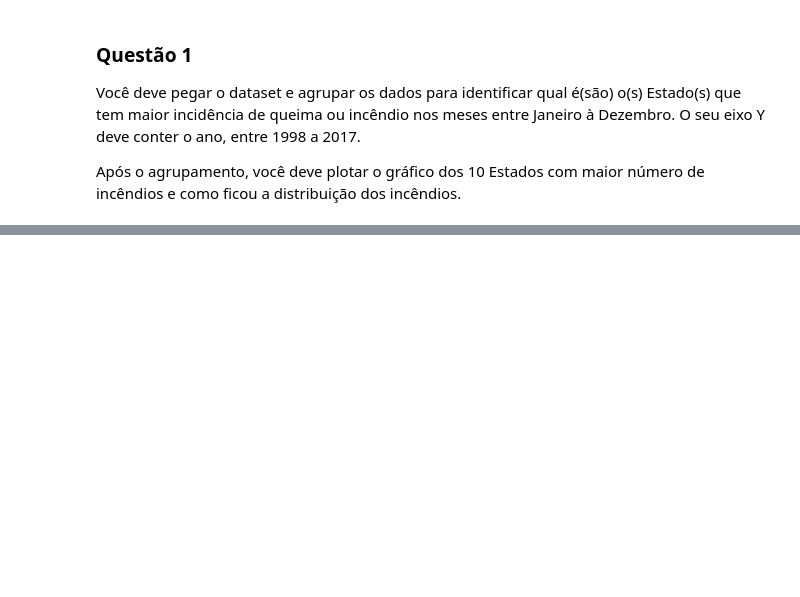
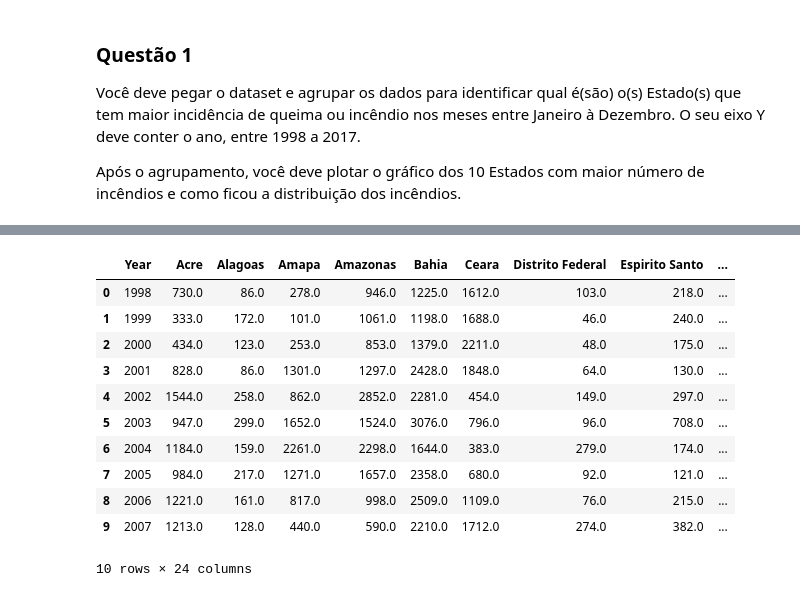
Before and after one commit to paulovpcotta/trabalho2-esta-inf-python, a Jupyter notebook: Trabalho 2 - Análise de Dados e Inferência Estatística com Python.ipynb, the cells around one changed output, grey strips where cells are left out. Saved outputs shown, nothing was run; the diff lists cells and outputs as text; code cells hidden in the pictures; blank space fills up the shorter version.

```diff
--- a/Trabalho 2 - Análise de Dados e Inferência Estatística com Python.ipynb
+++ b/Trabalho 2 - Análise de Dados e Inferência Estatística com Python.ipynb
@@ -50,0 +115,5 @@ Após o agrupamento, você deve plotar o gráfico dos 10 Estados com maior núme
+# %%
+florestas.drop(columns=['date', 'year'], axis=1, inplace=True)
+florestas=florestas[['state','number','month','Year']]
+florestas.rename(columns={'state': 'State', 'number': 'Fire_Number', 'month': 'Month'}, inplace=True)
+florestas.head()
@@ -50,0 +155,26 @@ Após o agrupamento, você deve plotar o gráfico dos 10 Estados com maior núme
+# %%
+states=list(florestas.State.unique())
+# Criando as listas para agrupar e criar os meses
+acre_list=[]
+alagoas_list=[]
+amapa_list=[]
+amazonas_list=[]
+bahia_list=[]
+ceara_list=[]
+distrito_list=[]
+espirito_list=[]
+goias_list=[]
+maranhao_list=[]
+mato_list=[]
+minas_list=[]
+para_list=[]
+paraiba_list=[]
+perna_list=[]
+piau_list=[]
+rio_list=[]
+rondonia_list=[]
+roraima_list=[]
+santa_list=[]
+sao_list=[]
+sergipe_list=[]
+tocantins_list=[]
@@ -50,0 +256,27 @@ Após o agrupamento, você deve plotar o gráfico dos 10 Estados com maior núme
+# %%
+# Segunda plotagem
+time_plot_2_df=pd.DataFrame(list(zip(years, acre_list, alagoas_list, amapa_list, amazonas_list,
+                                     bahia_list, ceara_list, distrito_list, espirito_list,
+                                     goias_list, maranhao_list, mato_list, minas_list, para_list,
+                                     paraiba_list, perna_list, piau_list, rio_list, rondonia_list,
+                                     roraima_list, santa_list, sao_list, sergipe_list, tocantins_list)),
+                            columns =['Year', 'Acre', 'Alagoas', 'Amapa', 'Amazonas', 'Bahia', 'Ceara',
+                                      'Distrito Federal', 'Espirito Santo', 'Goias', 'Maranhao',
+                                      'Mato Grosso', 'Minas Gerais', 'Pará', 'Paraiba', 'Pernambuco',
+                                      'Piau', 'Rio', 'Rondonia', 'Roraima', 'Santa Catarina',
+                                      'Sao Paulo', 'Sergipe', 'Tocantins'])
+# Meu frame
+time_plot_2_df.head(10)
+# %% [output]
+|  | Year | Acre | Alagoas | Amapa | Amazonas | Bahia | Ceara | Distrito Federal | Espirito Santo | ... |
+| 0 | 1998 | 730.0 | 86.0 | 278.0 | 946.0 | 1225.0 | 1612.0 | 103.0 | 218.0 | ... |
+| 1 | 1999 | 333.0 | 172.0 | 101.0 | 1061.0 | 1198.0 | 1688.0 | 46.0 | 240.0 | ... |
+| 2 | 2000 | 434.0 | 123.0 | 253.0 | 853.0 | 1379.0 | 2211.0 | 48.0 | 175.0 | ... |
+| 3 | 2001 | 828.0 | 86.0 | 1301.0 | 1297.0 | 2428.0 | 1848.0 | 64.0 | 130.0 | ... |
+| 4 | 2002 | 1544.0 | 258.0 | 862.0 | 2852.0 | 2281.0 | 454.0 | 149.0 | 297.0 | ... |
+| 5 | 2003 | 947.0 | 299.0 | 1652.0 | 1524.0 | 3076.0 | 796.0 | 96.0 | 708.0 | ... |
+| 6 | 2004 | 1184.0 | 159.0 | 2261.0 | 2298.0 | 1644.0 | 383.0 | 279.0 | 174.0 | ... |
+| 7 | 2005 | 984.0 | 217.0 | 1271.0 | 1657.0 | 2358.0 | 680.0 | 92.0 | 121.0 | ... |
+| 8 | 2006 | 1221.0 | 161.0 | 817.0 | 998.0 | 2509.0 | 1109.0 | 76.0 | 215.0 | ... |
+| 9 | 2007 | 1213.0 | 128.0 | 440.0 | 590.0 | 2210.0 | 1712.0 | 274.0 | 382.0 | ... |
+10 rows × 24 columns
```
Also changed, not shown: parts of 20 cells of this notebook.
